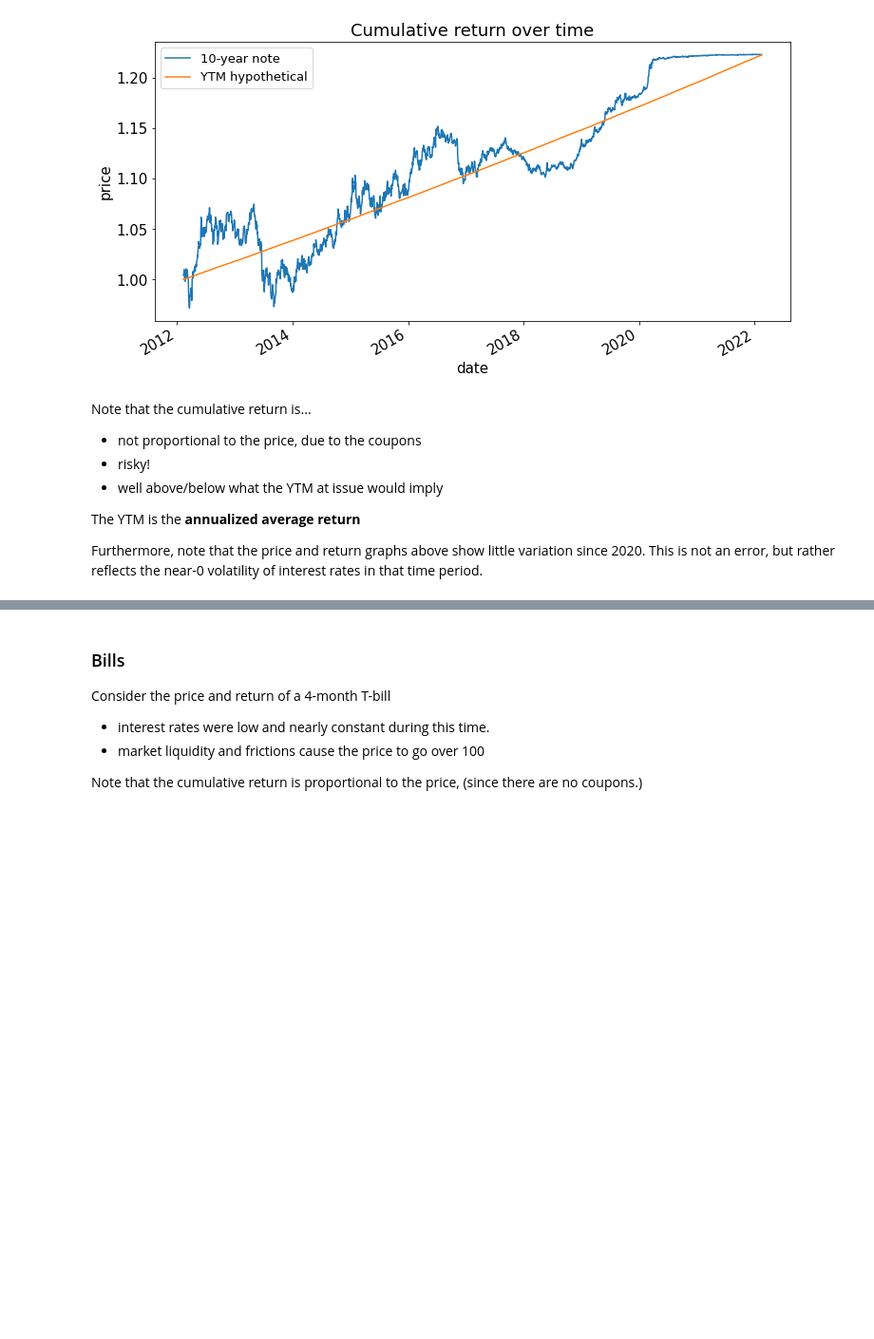
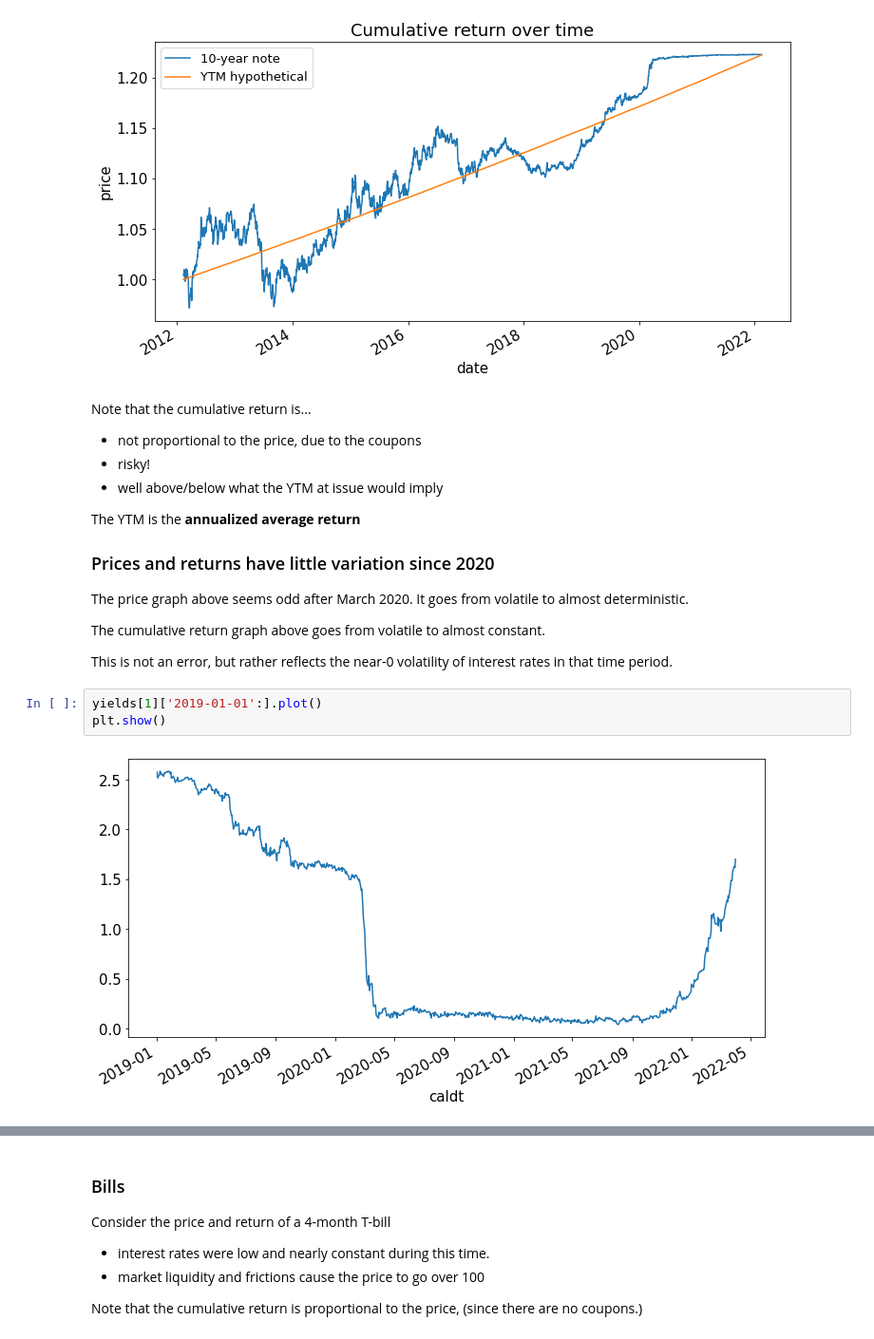
Before and after one commit to MarkHendricks/drw-markets, a Jupyter notebook: notebooks/A.3. Interest Rate Risk.ipynb, the cells around one changed output, grey strips where cells are left out. Shown at 95% size. Cells and saved outputs as stored; diff of their text form; blank space fills up the shorter version.

```diff
--- a/discussions/A.3. Interest Rate Risk.ipynb
+++ b/notebooks/A.3. Interest Rate Risk.ipynb
@@ -108,5 +108,17 @@ Note that the cumulative return is...
 
 The YTM is the **annualized average return**
 
-Furthermore, note that the price and return graphs above show little variation since 2020. This is not an error, but rather reflects the near-0 volatility of interest rates in that time period.
+
+### Prices and returns have little variation since 2020
+
+The price graph above seems odd after March 2020. It goes from volatile to almost deterministic.
+
+The cumulative return graph above goes from volatile to almost constant.
+
+This is not an error, but rather reflects the near-0 volatility of interest rates in that time period.
+# %%
+yields[1]['2019-01-01':].plot()
+plt.show()
+# %% [output]
+[figure, added]
 # %%
```
Also changed, not shown: parts of 2 cells of this notebook, 19 other files.
